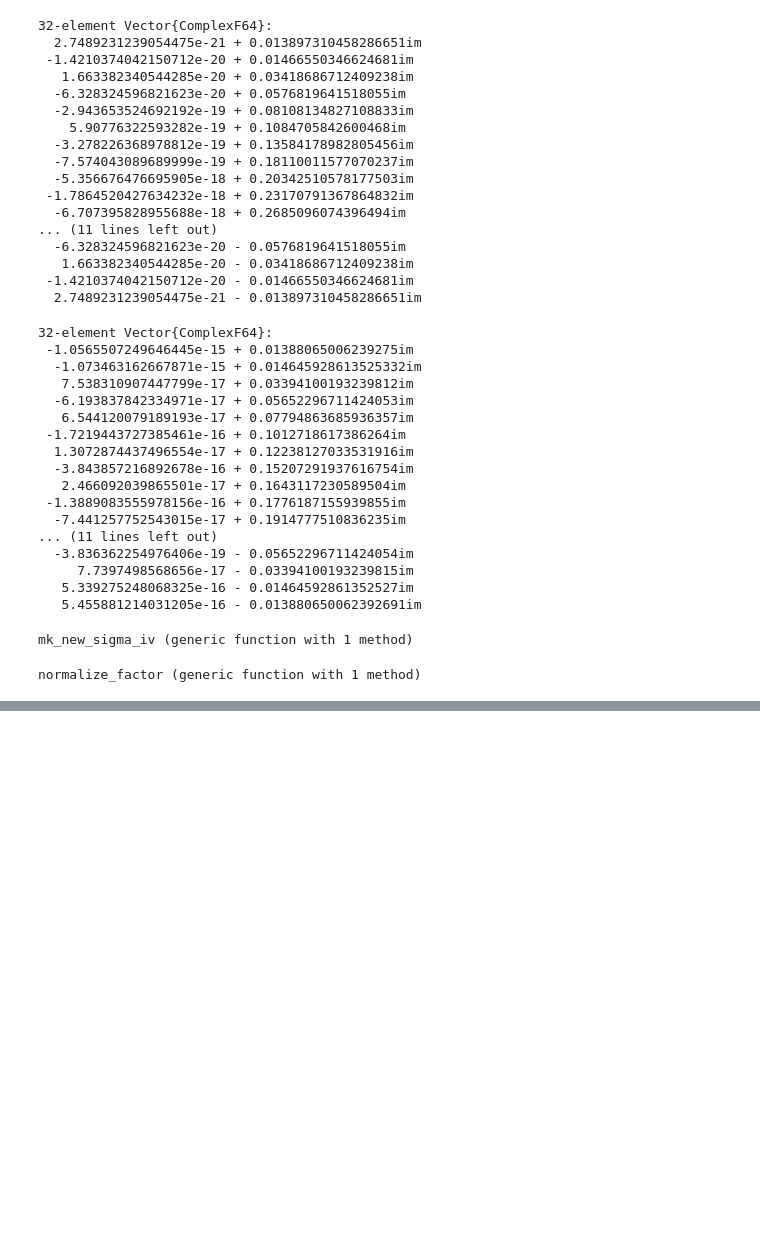
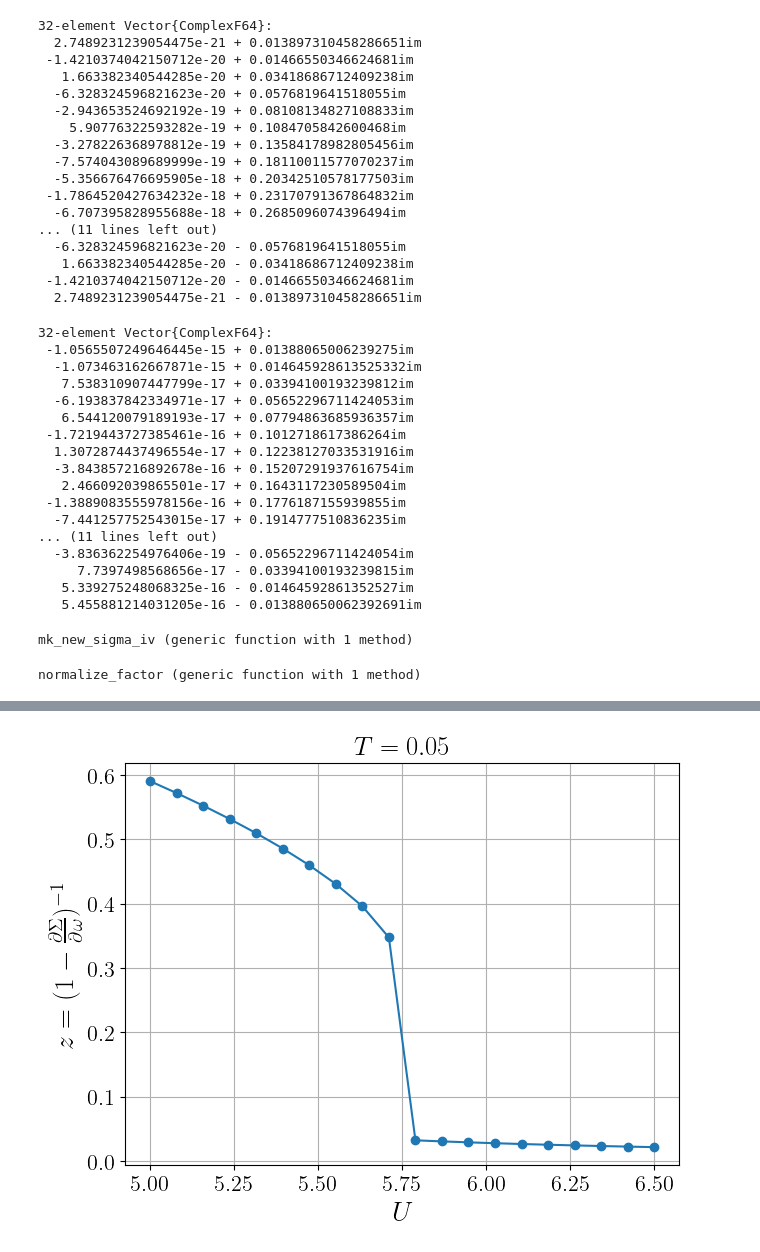
Before and after one commit to FumiyaKakizawa/saidai_compute_physics, a Jupyter notebook: IPT_kakizawa.ipynb, the cells around one changed output, grey strips where cells are left out. Drawn from its saved outputs; the diff is of its cells as text; code cells hidden in the pictures; blank space fills up the shorter version.

Commit message:
temp

```diff
--- a/IPT_kakizawa.ipynb
+++ b/IPT_kakizawa.ipynb
@@ -111,13 +111,3 @@ end
 # %% [output]
 WARNING: replacing module IPT.
 Main.IPT
-# %%
-U = 2.0
-omega_range = (-2.0,2.0)
-lambda_ = 100
-beta    = 10
-basis   = sparse_ir.FiniteTempBasis("F", beta, lambda_/beta, eps=1e-10)
-
-solver = IPT.IPTSolver(U,basis,rho_omega,omega_range)
-solver.beta
-solver.U
@@ -168,2 +137,0 @@ solver.smpl_matsu.sampling_points
-# %%
-z = [1 2;3 4]
@@ -308,14 +272,12 @@ function normalize_factor(solver,sigma_history,nitr,mixing) # What is normalize_
         sigma_iv = mixing .* new_sigma_iv .+ (1-mixing) .* sigma_iv
     end
 
-    center = Int(length(sigma_iv)/2)
-    println("DEBUG A:$(imag(sigma_iv[center]))")
-    println("DEBUG B:$(imag(sigma_iv[center-1]))")
-    println("DEBUG C:$((solver.smpl_matsu.sampling_points[center]))")
-    println("DEBUG D:$((solver.smpl_matsu.sampling_points[center-1]))")
-    z = 1/(1 - (imag(sigma_iv[center]) - imag(sigma_iv[center-1])/(solver.smpl_matsu.sampling_points[center] - solver.smpl_matsu.sampling_points[center-1])))
+    center = Int(length(sigma_iv)/2) + 1 # julia
+    delta_sigma_iv = imag(sigma_iv[center]-sigma_iv[center-1])
+    delta_sampling_points = solver.smpl_matsu.sampling_points[center] - solver.smpl_matsu.sampling_points[center-1]
+    inv_z = 1 - delta_sigma_iv/delta_sampling_points
 
-    return z, sigma_iv
+    return 1/inv_z, sigma_iv
 end
 # %% [output]
 normalize_factor (generic function with 1 method)
@@ -346,8 +317,10 @@ function run(D,Us,rho_omega,omega_range,nitr,mixing)
 end
 
 D = 2
-num_U = 10
-Us = 2 .* collect(range(5/D,6.5/D,num_U))
+num_U = 20
+U_min = 5 / D
+U_max = 6.5 / D
+Us = 2 .* collect(range(U_min,U_max,num_U))
 omega_range = (-2.0,2.0)
 nitr = 1000
 mixing = 0.1
@@ -645,0 +370,14 @@ plt.plot(
+# %%
+plt.figure()
+plt.plot(Us,Z,marker="o")
+plt.tight_layout()
+plt.title("scaling plot before optimization in $(L"$J_2=1\times10^{-2},\ L=900$")")
+plt.title(L"$T=0.05$")
+fontsize = 20
+plt.xlabel(L"$U$",fontsize=fontsize)
+plt.ylabel(L"$z = (1-\frac{\partial \Sigma}{\partial \omega})^{-1}$",fontsize=fontsize)
+plt.grid()
+plt.savefig("test_iptsolver.pdf",bbox_inches="tight",transparent=true)
+plt.show()
+# %% [output]
+[figure, added]
```
Also changed, not shown: parts of 24 cells of this notebook, 1 other file.
